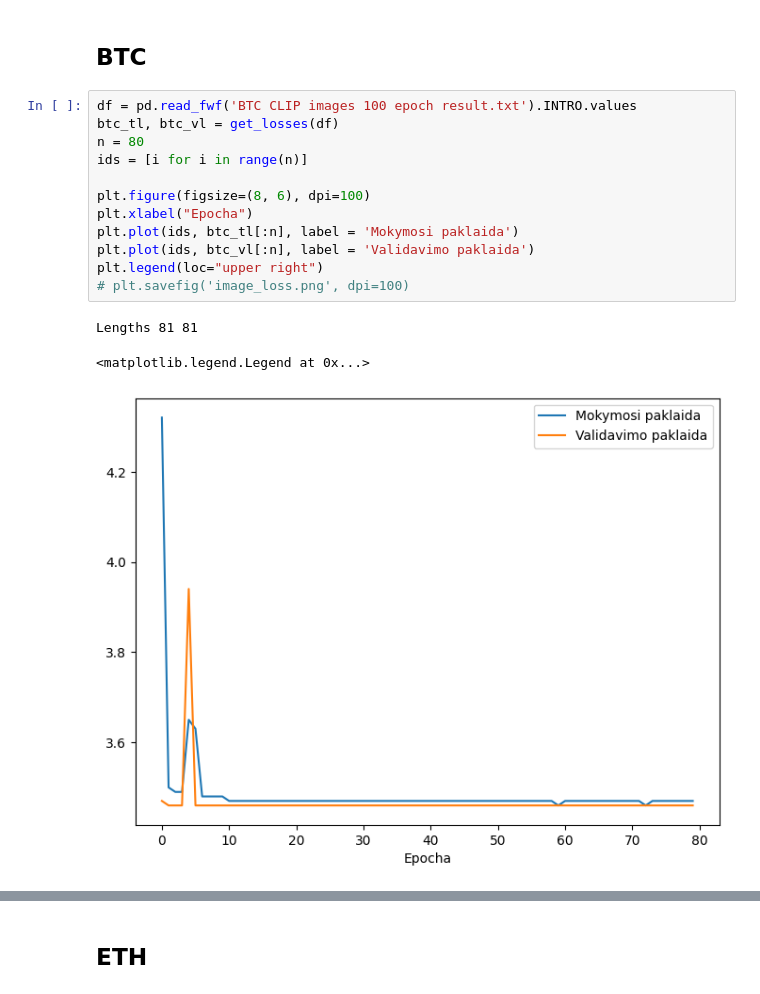
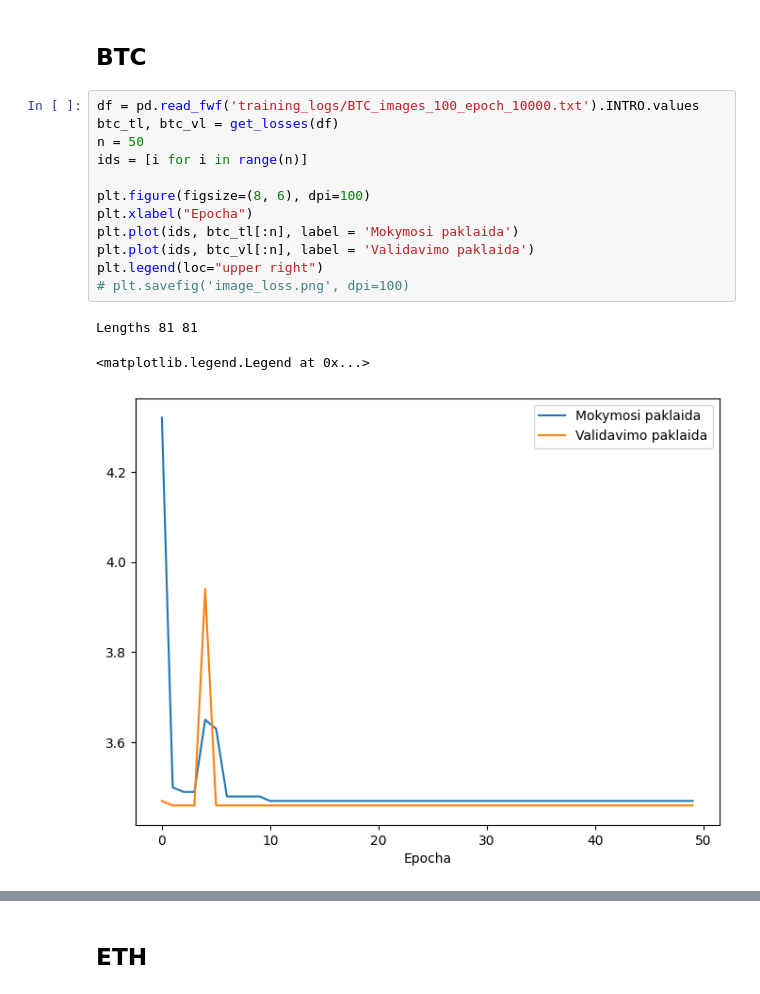
Before and after one commit to MGaulia/CLIP-Timeseries, a Jupyter notebook: CLIP for images plotting.ipynb, the cells around one changed output, grey strips where cells are left out. Cells and saved outputs as stored; diff of their text form.

Commit message:
Added timeseries images, inference notebook

```diff
--- a/CLIP for images plotting.ipynb
+++ b/CLIP for images plotting.ipynb
@@ -18,18 +18,18 @@ def get_losses(data):
 # %% [markdown]
 ## BTC
 # %%
-df = pd.read_fwf('BTC CLIP images 100 epoch result.txt').INTRO.values
+df = pd.read_fwf('training_logs/BTC_images_100_epoch_10000.txt').INTRO.values
 btc_tl, btc_vl = get_losses(df)
-n = 80
+n = 50
 ids = [i for i in range(n)]
 
 plt.figure(figsize=(8, 6), dpi=100)
 plt.xlabel("Epocha")
 plt.plot(ids, btc_tl[:n], label = 'Mokymosi paklaida')
 plt.plot(ids, btc_vl[:n], label = 'Validavimo paklaida')
 plt.legend(loc="upper right")
 # plt.savefig('image_loss.png', dpi=100)
 # %% [output]
 Lengths 81 81
 <matplotlib.legend.Legend at 0x...>
-[figure, old version]
+[figure, new version]
```
Also changed, not shown: parts of 13 cells of this notebook, 8 other files.
